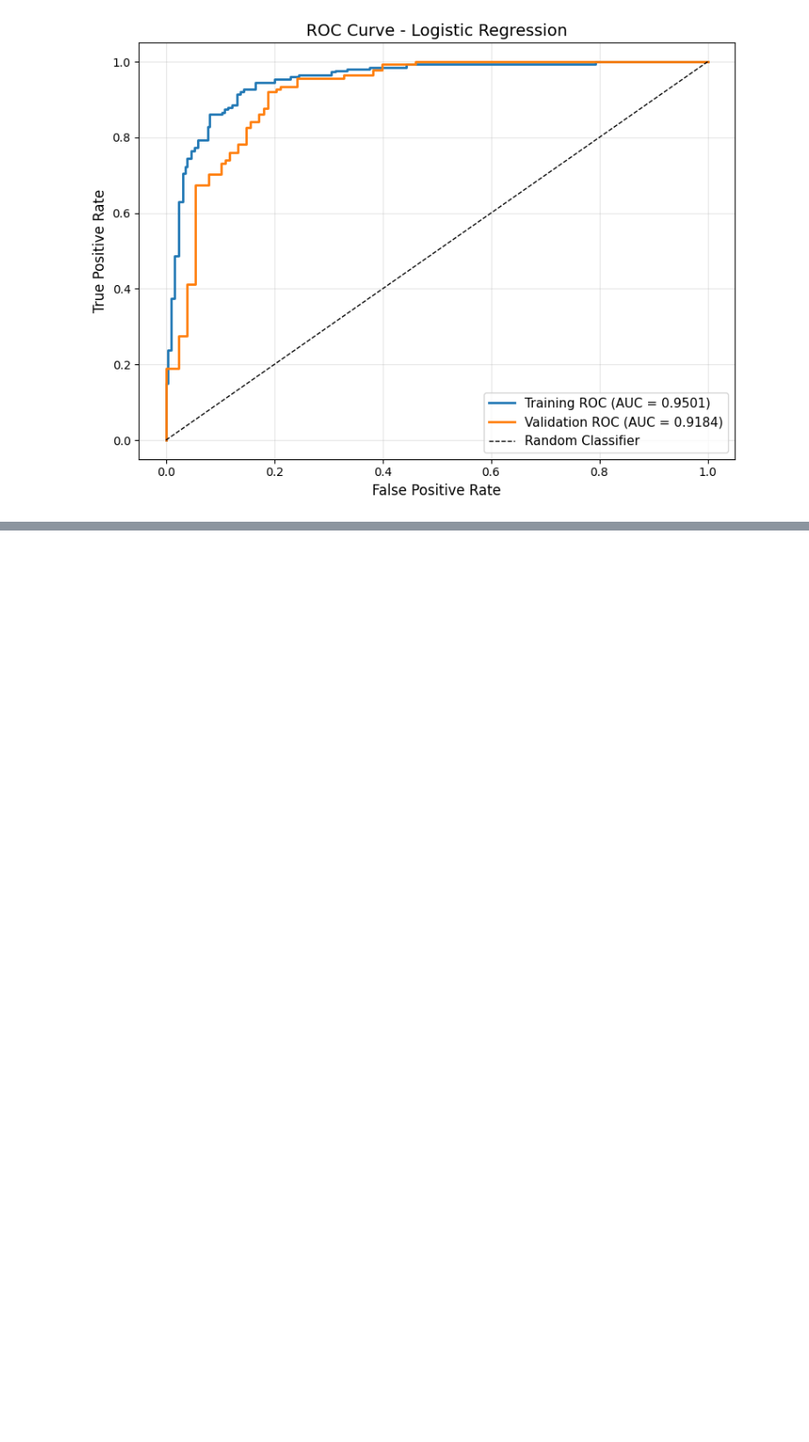
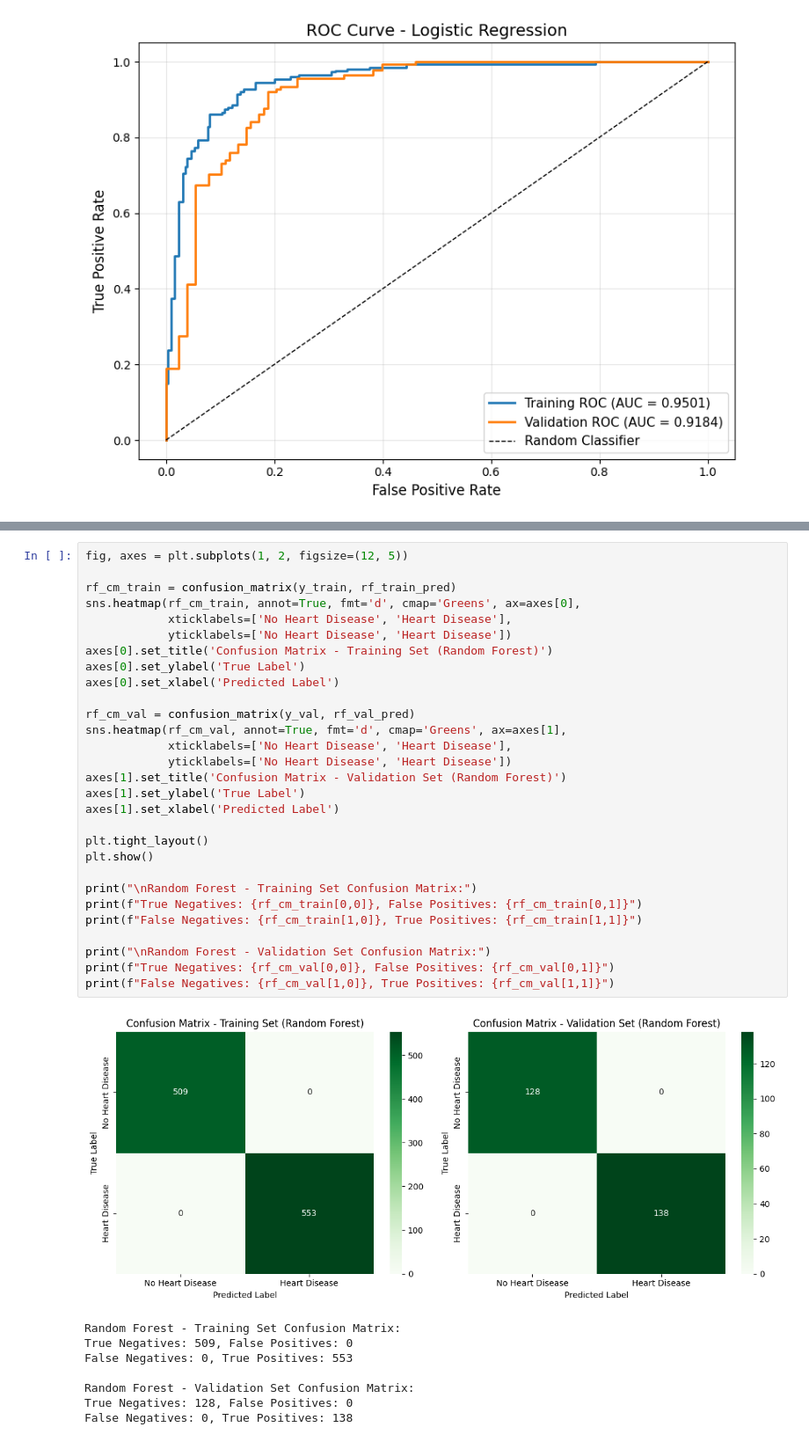
Before and after one commit to kamiljkon/cs1090fp, a Jupyter notebook: fp.ipynb, the cells around one changed output, grey strips where cells are left out. Shown at 88% size. Cells and saved outputs as stored; diff of their text form; blank space fills up the shorter version.

```diff
--- a/fp.ipynb
+++ b/fp.ipynb
@@ -416,0 +562,38 @@ plt.show()
+# %%
+fig, axes = plt.subplots(1, 2, figsize=(12, 5))
+
+rf_cm_train = confusion_matrix(y_train, rf_train_pred)
+sns.heatmap(rf_cm_train, annot=True, fmt='d', cmap='Greens', ax=axes[0],
+            xticklabels=['No Heart Disease', 'Heart Disease'],
+            yticklabels=['No Heart Disease', 'Heart Disease'])
+axes[0].set_title('Confusion Matrix - Training Set (Random Forest)')
+axes[0].set_ylabel('True Label')
+axes[0].set_xlabel('Predicted Label')
+
+rf_cm_val = confusion_matrix(y_val, rf_val_pred)
+sns.heatmap(rf_cm_val, annot=True, fmt='d', cmap='Greens', ax=axes[1],
+            xticklabels=['No Heart Disease', 'Heart Disease'],
+            yticklabels=['No Heart Disease', 'Heart Disease'])
+axes[1].set_title('Confusion Matrix - Validation Set (Random Forest)')
+axes[1].set_ylabel('True Label')
+axes[1].set_xlabel('Predicted Label')
+
+plt.tight_layout()
+plt.show()
+
+print("\nRandom Forest - Training Set Confusion Matrix:")
+print(f"True Negatives: {rf_cm_train[0,0]}, False Positives: {rf_cm_train[0,1]}")
+print(f"False Negatives: {rf_cm_train[1,0]}, True Positives: {rf_cm_train[1,1]}")
+
+print("\nRandom Forest - Validation Set Confusion Matrix:")
+print(f"True Negatives: {rf_cm_val[0,0]}, False Positives: {rf_cm_val[0,1]}")
+print(f"False Negatives: {rf_cm_val[1,0]}, True Positives: {rf_cm_val[1,1]}")
+# %% [output]
+[figure, added]
+Random Forest - Training Set Confusion Matrix:
+True Negatives: 509, False Positives: 0
+False Negatives: 0, True Positives: 553
+
+Random Forest - Validation Set Confusion Matrix:
+True Negatives: 128, False Positives: 0
+False Negatives: 0, True Positives: 138
```
Also changed, not shown: parts of 19 cells of this notebook.
